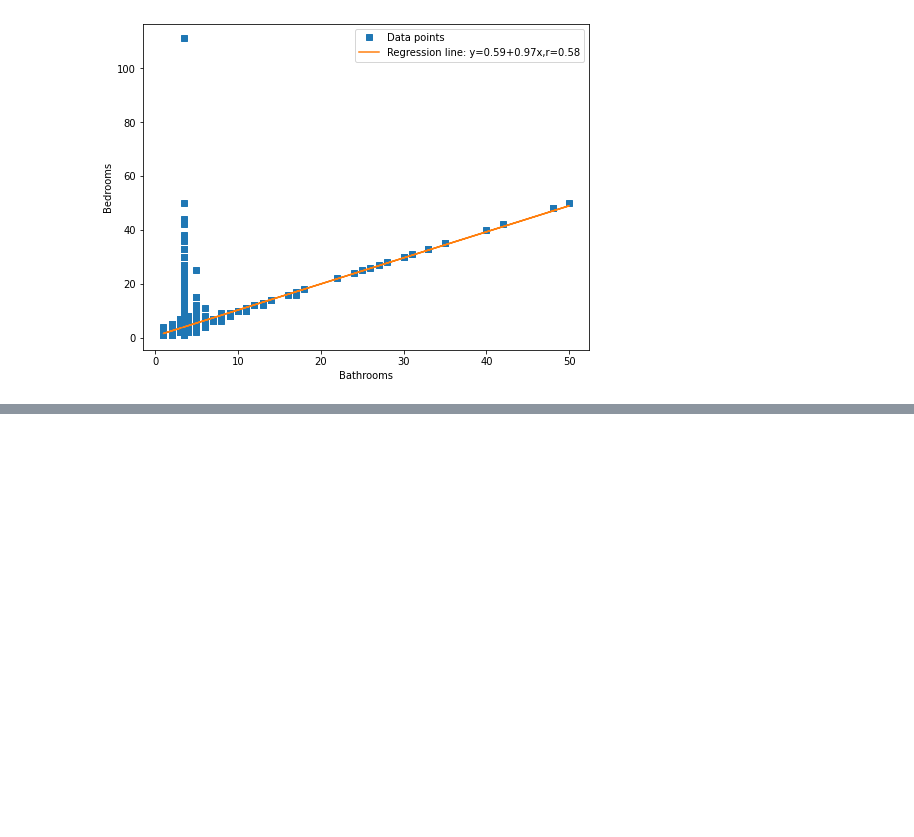
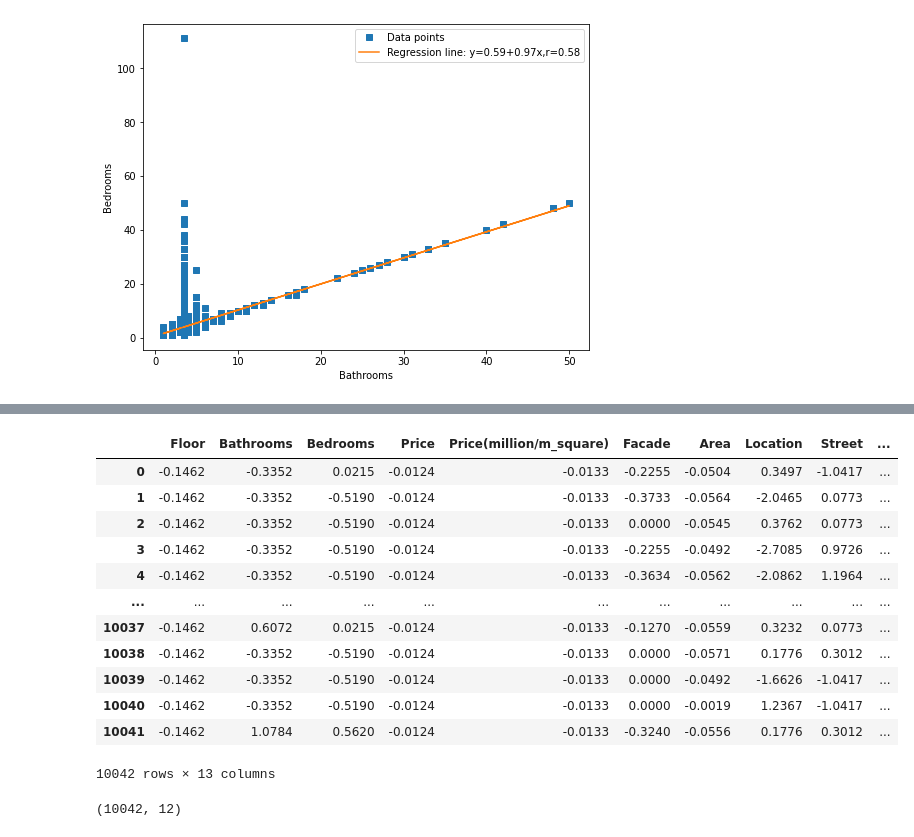
Before and after one commit to HieuTranV/DataVisualization, a Jupyter notebook: LabCK/Preprocessing.ipynb, the cells around one changed output, grey strips where cells are left out. Cells and saved outputs as stored; diff of their text form; code cells hidden in the pictures; blank space fills up the shorter version.

```diff
--- a/LabCK/Preprocessing.ipynb
+++ b/LabCK/Preprocessing.ipynb
@@ -437,0 +490,31 @@ KendalltauResult(correlation=0.34074805149731274, pvalue=1.8755518164659913e-226
+# %%
+class MyLEncoder():
+    def __init__(self, key=[]):
+        self.key = []
+        self.size= (0,0)
+    def transform(self, X, y=None, **fit_params):
+        new_X = X.copy().reshape(-1)
+        enc = LabelEncoder()
+        self.fit(X, y, **fit_params)
+        enc = enc.fit(new_X)
+        self.classes=enc.classes_
+
+        return enc.transform(new_X).reshape(self.size)
+
+    def fit_transform(self, X, y=None, **fit_params):
+        self.fit(X, y, **fit_params)
+        return self.transform(X)
+
+    def fit(self, X, y=None, **fit_params):
+        # self.key = list(X.columns)
+        self.size=X.shape
+        return self
+# %%
+# num_imputer= SimpleImputer(missing_values=np.nan, strategy='mean')
+cate_imputer=Pipeline(steps=[('imputer', SimpleImputer(missing_values=np.nan, strategy='most_frequent')), ('encoder', MyLEncoder())])
+rem_num_col = list(set(num_col) - set(['Floor', 'Bathrooms', 'Bedrooms']))
+# %%
+transfer = ColumnTransformer([('num', SimpleImputer(missing_values=np.nan, strategy='constant', fill_value=0), ['Floor', 'Bathrooms',	'Bedrooms']),
+                              ('other', SimpleImputer(missing_values=np.nan, strategy='mean'), rem_num_col),
+                              ('cate', cate_imputer, cate_col)], remainder='drop')
+transfer
@@ -437,0 +536,4 @@ KendalltauResult(correlation=0.34074805149731274, pvalue=1.8755518164659913e-226
+# %%
+p = Pipeline(steps=[('transfer', transfer), ('scale', StandardScaler())])
+# p = Pipeline(steps=[('transfer', transfer)])
+p
@@ -437,0 +569,18 @@ KendalltauResult(correlation=0.34074805149731274, pvalue=1.8755518164659913e-226
+# %%
+a = p.fit_transform(new_data).round(4)
+scale_df = pd.DataFrame(a, columns = ['Floor', 'Bathrooms', 'Bedrooms'] + rem_num_col+ cate_col)
+scale_df
+# %% [output]
+|  | Floor | Bathrooms | Bedrooms | Price | Price(million/m_square) | Facade | Area | Location | Street | ... |
+| 0 | -0.1462 | -0.3352 | 0.0215 | -0.0124 | -0.0133 | -0.2255 | -0.0504 | 0.3497 | -1.0417 | ... |
+| 1 | -0.1462 | -0.3352 | -0.5190 | -0.0124 | -0.0133 | -0.3733 | -0.0564 | -2.0465 | 0.0773 | ... |
+| 2 | -0.1462 | -0.3352 | -0.5190 | -0.0124 | -0.0133 | 0.0000 | -0.0545 | 0.3762 | 0.0773 | ... |
+| 3 | -0.1462 | -0.3352 | -0.5190 | -0.0124 | -0.0133 | -0.2255 | -0.0492 | -2.7085 | 0.9726 | ... |
+| 4 | -0.1462 | -0.3352 | -0.5190 | -0.0124 | -0.0133 | -0.3634 | -0.0562 | -2.0862 | 1.1964 | ... |
+| ... | ... | ... | ... | ... | ... | ... | ... | ... | ... | ... |
+| 10037 | -0.1462 | 0.6072 | 0.0215 | -0.0124 | -0.0133 | -0.1270 | -0.0559 | 0.3232 | 0.0773 | ... |
+| 10038 | -0.1462 | -0.3352 | -0.5190 | -0.0124 | -0.0133 | 0.0000 | -0.0571 | 0.1776 | 0.3012 | ... |
+| 10039 | -0.1462 | -0.3352 | -0.5190 | -0.0124 | -0.0133 | 0.0000 | -0.0492 | -1.6626 | -1.0417 | ... |
+| 10040 | -0.1462 | -0.3352 | -0.5190 | -0.0124 | -0.0133 | 0.0000 | -0.0019 | 1.2367 | -1.0417 | ... |
+| 10041 | -0.1462 | 1.0784 | 0.5620 | -0.0124 | -0.0133 | -0.3240 | -0.0556 | 0.1776 | 0.3012 | ... |
+10042 rows × 13 columns
@@ -437,0 +594,5 @@ KendalltauResult(correlation=0.34074805149731274, pvalue=1.8755518164659913e-226
+# %%
+X = sm.add_constant(scale_df)
+X.shape
+# %% [output]
+(10042, 12)
```
Also changed, not shown: parts of 26 cells of this notebook.
